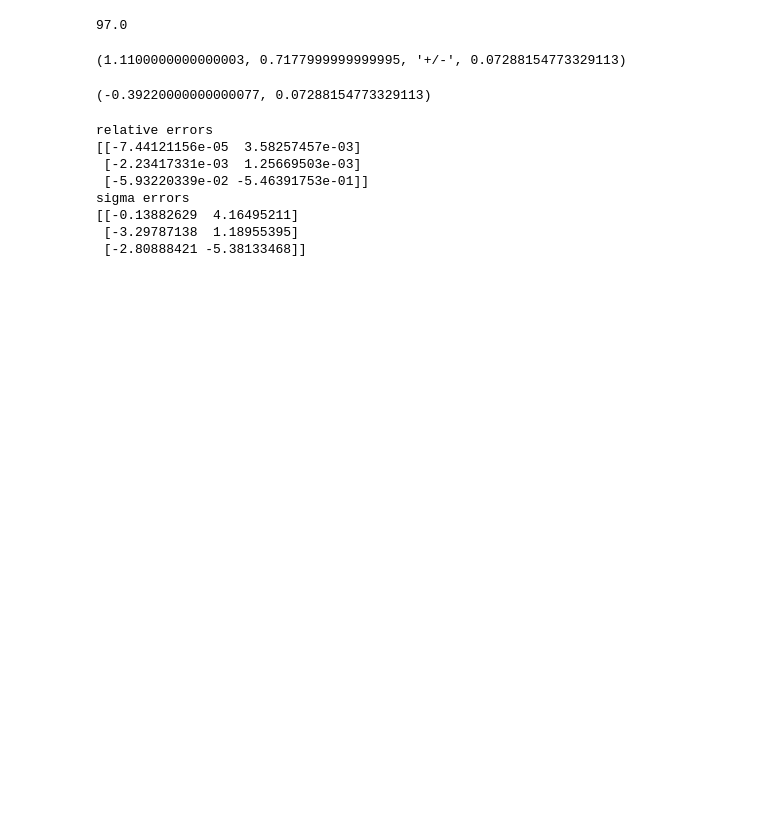
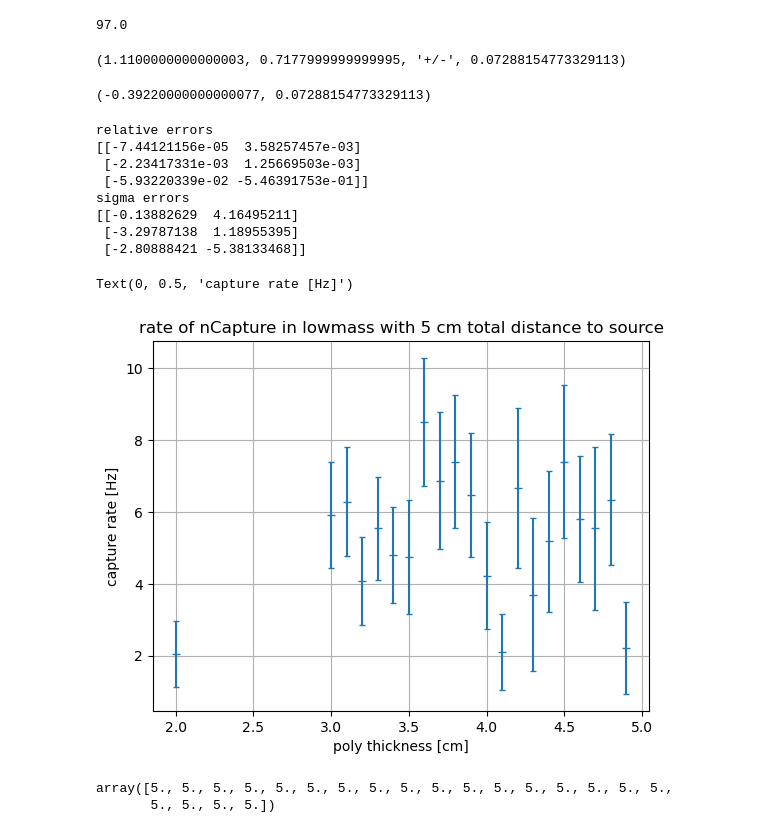
Before and after one commit to tamu-edu/doublecap, a Jupyter notebook: analysis/rate_calculations.ipynb, the cells around one changed output. Drawn from its saved outputs; the diff is of its cells as text; code cells hidden in the pictures; blank space fills up the shorter version.

```diff
--- a/analysis/rate_calculations.ipynb
+++ b/analysis/rate_calculations.ipynb
@@ -384,3 +394,24 @@ sigma errors
 [[-0.13882629  4.16495211]
  [-3.29787138  1.18955395]
  [-2.80888421 -5.38133468]]
+# %%
+# testing airgaps between source and poly
+
+opt_gap = so.ShieldOptimization(match = 'Air*_PE*_*_t?.root', folder = '../build/gap_sim/', Ndefault = 1e7, verbose = 3, part = 10)
+opt_gap.analyze()
+# %%
+lead, poly, rate, drate = opt_gap.get_capture_rate()
+
+plt.errorbar(poly, rate, yerr = drate, linestyle = '', marker = '_', capsize = 2)
+plt.grid()
+plt.title('rate of nCapture in lowmass with 5 cm total distance to source')
+plt.xlabel('poly thickness [cm]')
+plt.ylabel('capture rate [Hz]')
+# %% [output]
+Text(0, 0.5, 'capture rate [Hz]')
+[figure, added]
+# %%
+poly+lead
+# %% [output]
+array([5., 5., 5., 5., 5., 5., 5., 5., 5., 5., 5., 5., 5., 5., 5., 5., 5.,
+       5., 5., 5., 5.])
```
Also changed, not shown: parts of 2 cells of this notebook.
